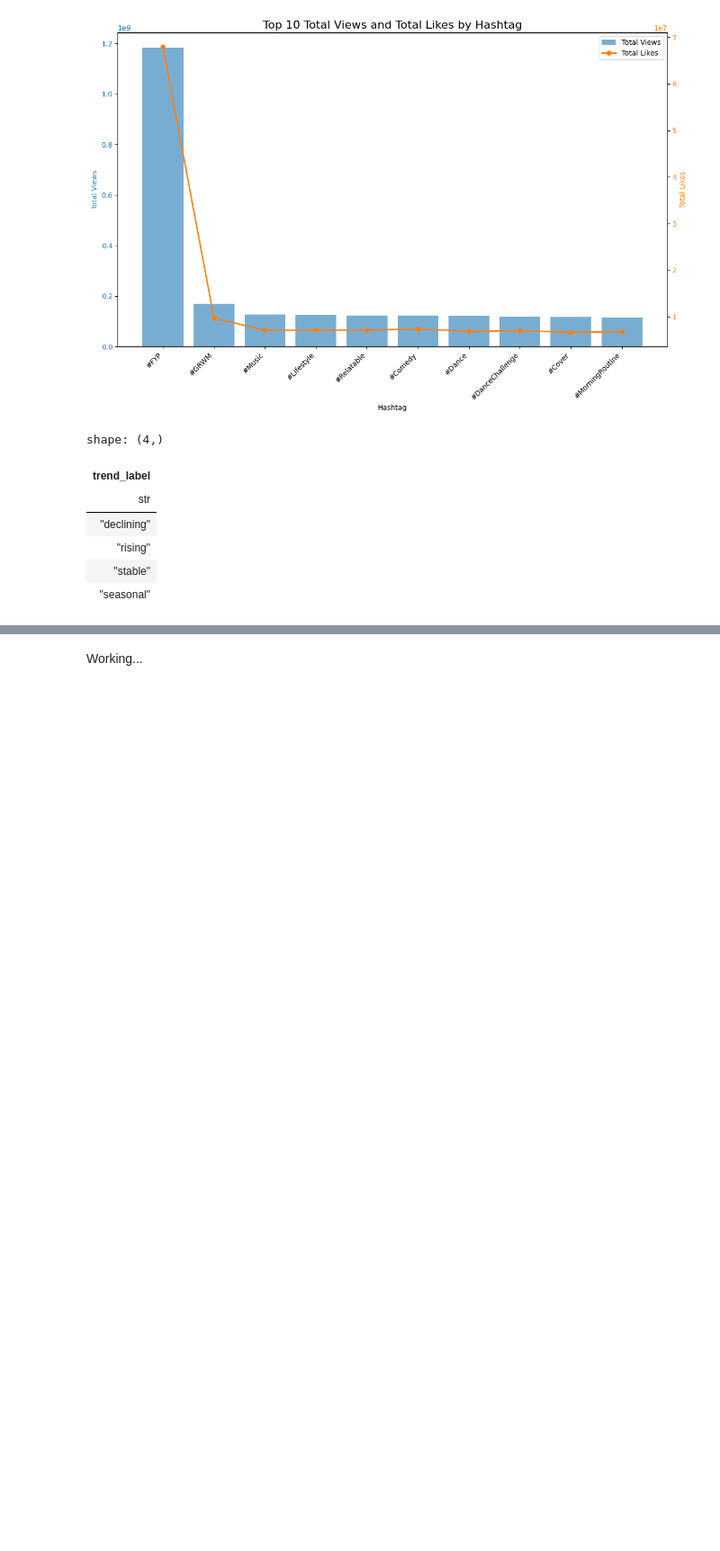
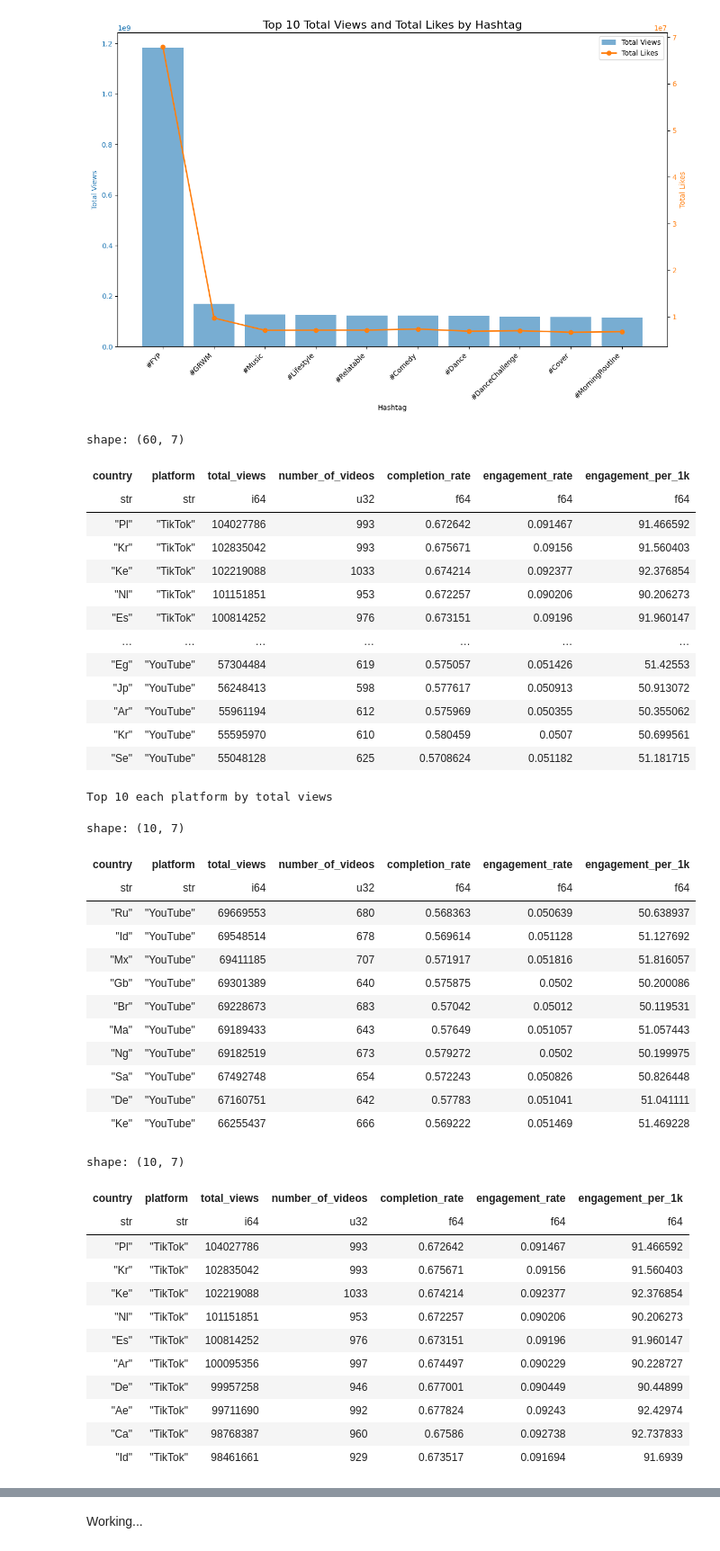
Before and after one commit to LeonTran29/YouTubeShorts-TikTok2025_Trends-Dataset, a Jupyter notebook: Process.ipynb, the cells around one changed output, grey strips where cells are left out. Shown at 90% size. Saved outputs shown, nothing was run; the diff lists cells and outputs as text; code cells hidden in the pictures; blank space fills up the shorter version.

Commit message:
Update_Trend_Identification

```diff
--- a/Process.ipynb
+++ b/Process.ipynb
@@ -579,13 +579,65 @@ shape: (10, 3)
 [figure]
 # %%
 # Trend Identification & Analysis
-data_temp = datasets['shorts_vs_tiktok']
-display(data_temp['trend_label'].unique())
+# data_temp = datasets['shorts_vs_tiktok']
+# display(data_temp['trend_label'].unique())
+
+views_videos = data_temp.group_by("country","platform").agg(
+    pl.sum("views").alias("total_views"),
+    pl.count("row_id").alias("number_of_videos"),
+    pl.mean("completion_rate"),
+    pl.mean("engagement_rate"),
+    pl.mean("engagement_per_1k")
+).sort(by=["country","platform"])
+display(views_videos.sort(by="total_views", descending=True))
+
+top_youtube = views_videos.filter(pl.col("platform") == "YouTube").sort(by =["total_views","number_of_videos"], descending= True).head(10)
+top_tiktok = views_videos.filter(pl.col("platform") == "TikTok").sort(by =["total_views","number_of_videos"], descending= True).head(10)
+print("Top 10 each platform by total views")
+display(top_youtube)
+display(top_tiktok)
+
+print(f"Top 10 country with most views on YouTube Short : {top_youtube['country'].to_list()}")
+print(f"Top 10 country with most views on TikTok : {top_tiktok['country'].to_list()}")
 # %% [output]
-shape: (4,)
+shape: (60, 7)
-| trend_label |
-| str |
-| "declining" |
-| "rising" |
-| "stable" |
-| "seasonal" |
+| country | platform | total_views | number_of_videos | completion_rate | engagement_rate | engagement_per_1k |
+| str | str | i64 | u32 | f64 | f64 | f64 |
+| "Pl" | "TikTok" | 104027786 | 993 | 0.672642 | 0.091467 | 91.466592 |
+| "Kr" | "TikTok" | 102835042 | 993 | 0.675671 | 0.09156 | 91.560403 |
+| "Ke" | "TikTok" | 102219088 | 1033 | 0.674214 | 0.092377 | 92.376854 |
+| "Nl" | "TikTok" | 101151851 | 953 | 0.672257 | 0.090206 | 90.206273 |
+| "Es" | "TikTok" | 100814252 | 976 | 0.673151 | 0.09196 | 91.960147 |
+| … | … | … | … | … | … | … |
+| "Eg" | "YouTube" | 57304484 | 619 | 0.575057 | 0.051426 | 51.42553 |
+| "Jp" | "YouTube" | 56248413 | 598 | 0.577617 | 0.050913 | 50.913072 |
+| "Ar" | "YouTube" | 55961194 | 612 | 0.575969 | 0.050355 | 50.355062 |
+| "Kr" | "YouTube" | 55595970 | 610 | 0.580459 | 0.0507 | 50.699561 |
+| "Se" | "YouTube" | 55048128 | 625 | 0.5708624 | 0.051182 | 51.181715 |
+Top 10 each platform by total views
+shape: (10, 7)
+| country | platform | total_views | number_of_videos | completion_rate | engagement_rate | engagement_per_1k |
+| str | str | i64 | u32 | f64 | f64 | f64 |
+| "Ru" | "YouTube" | 69669553 | 680 | 0.568363 | 0.050639 | 50.638937 |
+| "Id" | "YouTube" | 69548514 | 678 | 0.569614 | 0.051128 | 51.127692 |
+| "Mx" | "YouTube" | 69411185 | 707 | 0.571917 | 0.051816 | 51.816057 |
+| "Gb" | "YouTube" | 69301389 | 640 | 0.575875 | 0.0502 | 50.200086 |
+| "Br" | "YouTube" | 69228673 | 683 | 0.57042 | 0.05012 | 50.119531 |
+| "Ma" | "YouTube" | 69189433 | 643 | 0.57649 | 0.051057 | 51.057443 |
+| "Ng" | "YouTube" | 69182519 | 673 | 0.579272 | 0.0502 | 50.199975 |
+| "Sa" | "YouTube" | 67492748 | 654 | 0.572243 | 0.050826 | 50.826448 |
+| "De" | "YouTube" | 67160751 | 642 | 0.57783 | 0.051041 | 51.041111 |
+| "Ke" | "YouTube" | 66255437 | 666 | 0.569222 | 0.051469 | 51.469228 |
+shape: (10, 7)
+| country | platform | total_views | number_of_videos | completion_rate | engagement_rate | engagement_per_1k |
+| str | str | i64 | u32 | f64 | f64 | f64 |
+| "Pl" | "TikTok" | 104027786 | 993 | 0.672642 | 0.091467 | 91.466592 |
+| "Kr" | "TikTok" | 102835042 | 993 | 0.675671 | 0.09156 | 91.560403 |
+| "Ke" | "TikTok" | 102219088 | 1033 | 0.674214 | 0.092377 | 92.376854 |
+| "Nl" | "TikTok" | 101151851 | 953 | 0.672257 | 0.090206 | 90.206273 |
+| "Es" | "TikTok" | 100814252 | 976 | 0.673151 | 0.09196 | 91.960147 |
+| "Ar" | "TikTok" | 100095356 | 997 | 0.674497 | 0.090229 | 90.228727 |
+| "De" | "TikTok" | 99957258 | 946 | 0.677001 | 0.090449 | 90.44899 |
+| "Ae" | "TikTok" | 99711690 | 992 | 0.677824 | 0.09243 | 92.42974 |
+| "Ca" | "TikTok" | 98768387 | 960 | 0.67586 | 0.092738 | 92.737833 |
+| "Id" | "TikTok" | 98461661 | 929 | 0.673517 | 0.091694 | 91.6939 |
```
Also changed, not shown: parts of 3 cells of this notebook.
